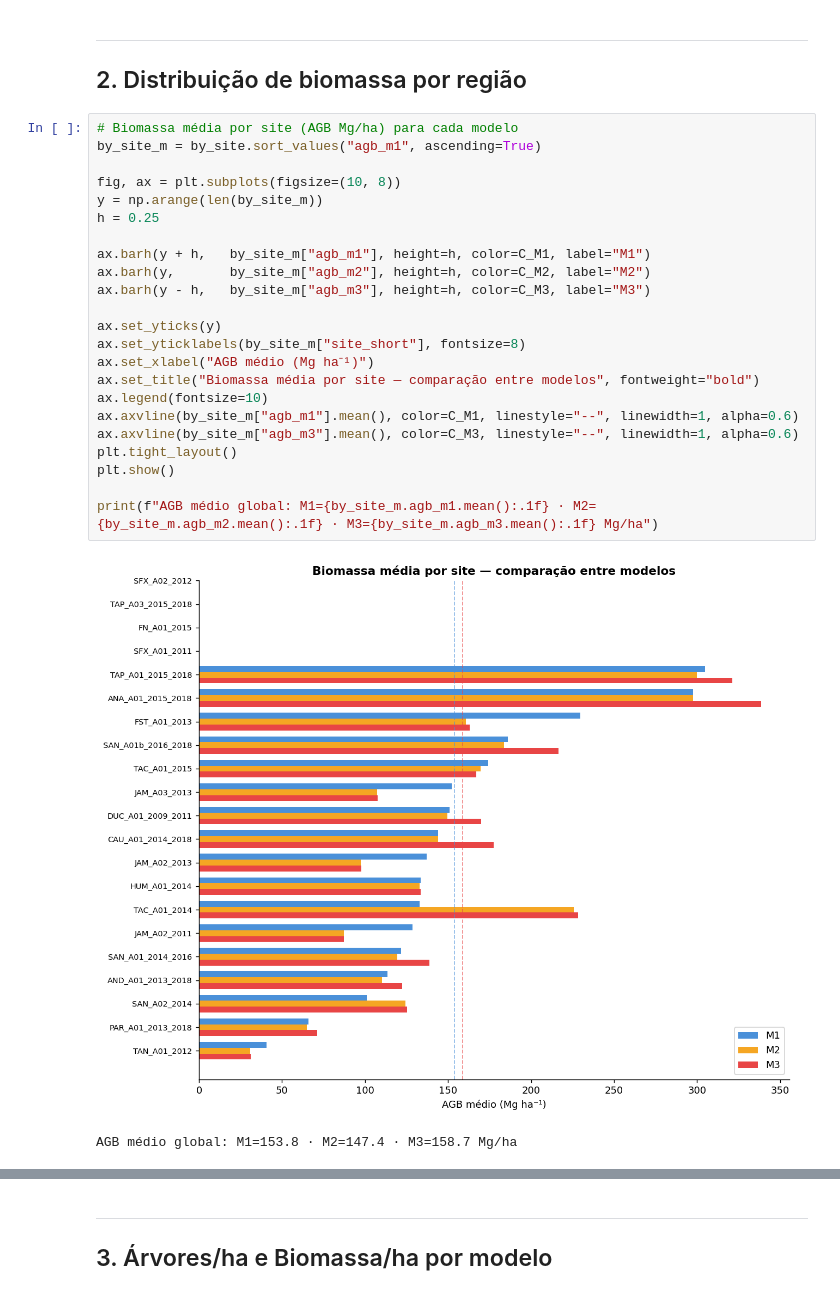
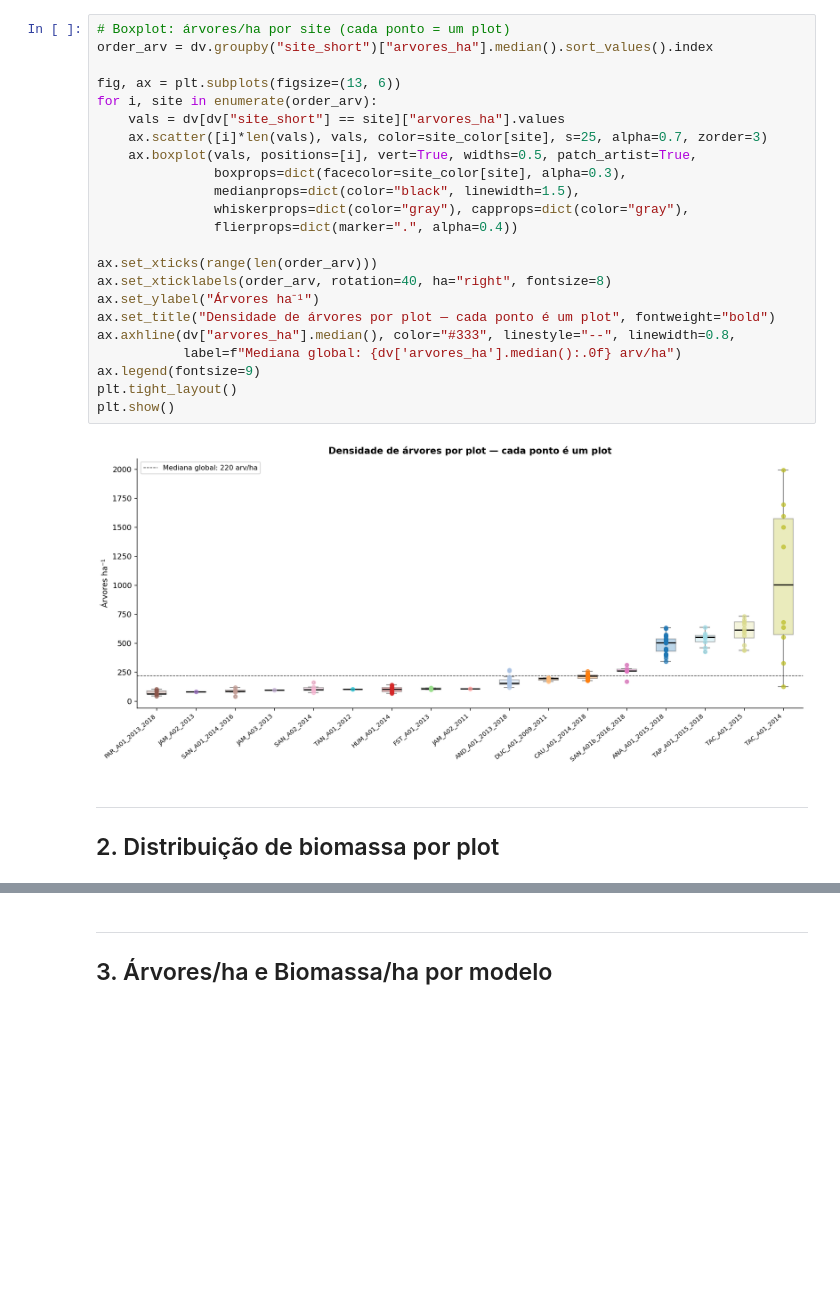
Before and after one commit to dandanjacob/tese-lidar-biomass-prediction, a Jupyter notebook: notebooks/07_biomass_analysis.ipynb, the cells around one changed output, grey strips where cells are left out. Saved outputs shown, nothing was run; the diff lists cells and outputs as text; blank space fills up the shorter version.

```diff
--- a/notebooks/07_biomass_analysis.ipynb
+++ b/notebooks/07_biomass_analysis.ipynb
@@ -125,30 +85,29 @@ plt.show()
+# %%
+# Boxplot: árvores/ha por site (cada ponto = um plot)
+order_arv = dv.groupby("site_short")["arvores_ha"].median().sort_values().index
+
+fig, ax = plt.subplots(figsize=(13, 6))
+for i, site in enumerate(order_arv):
+    vals = dv[dv["site_short"] == site]["arvores_ha"].values
+    ax.scatter([i]*len(vals), vals, color=site_color[site], s=25, alpha=0.7, zorder=3)
+    ax.boxplot(vals, positions=[i], vert=True, widths=0.5, patch_artist=True,
+               boxprops=dict(facecolor=site_color[site], alpha=0.3),
+               medianprops=dict(color="black", linewidth=1.5),
+               whiskerprops=dict(color="gray"), capprops=dict(color="gray"),
+               flierprops=dict(marker=".", alpha=0.4))
+
+ax.set_xticks(range(len(order_arv)))
+ax.set_xticklabels(order_arv, rotation=40, ha="right", fontsize=8)
+ax.set_ylabel("Árvores ha⁻¹")
+ax.set_title("Densidade de árvores por plot — cada ponto é um plot", fontweight="bold")
+ax.axhline(dv["arvores_ha"].median(), color="#333", linestyle="--", linewidth=0.8,
+           label=f"Mediana global: {dv['arvores_ha'].median():.0f} arv/ha")
+ax.legend(fontsize=9)
+plt.tight_layout()
+plt.show()
+# %% [output]
+[figure, added]
 # %% [markdown]
 ---
-## 2. Distribuição de biomassa por região
+## 2. Distribuição de biomassa por plot
-# %%
-# Biomassa média por site (AGB Mg/ha) para cada modelo
-by_site_m = by_site.sort_values("agb_m1", ascending=True)
-
-fig, ax = plt.subplots(figsize=(10, 8))
-y = np.arange(len(by_site_m))
-h = 0.25
-
-ax.barh(y + h,   by_site_m["agb_m1"], height=h, color=C_M1, label="M1")
-ax.barh(y,       by_site_m["agb_m2"], height=h, color=C_M2, label="M2")
-ax.barh(y - h,   by_site_m["agb_m3"], height=h, color=C_M3, label="M3")
-
-ax.set_yticks(y)
-ax.set_yticklabels(by_site_m["site_short"], fontsize=8)
-ax.set_xlabel("AGB médio (Mg ha⁻¹)")
-ax.set_title("Biomassa média por site — comparação entre modelos", fontweight="bold")
-ax.legend(fontsize=10)
-ax.axvline(by_site_m["agb_m1"].mean(), color=C_M1, linestyle="--", linewidth=1, alpha=0.6)
-ax.axvline(by_site_m["agb_m3"].mean(), color=C_M3, linestyle="--", linewidth=1, alpha=0.6)
-plt.tight_layout()
-plt.show()
-
-print(f"AGB médio global: M1={by_site_m.agb_m1.mean():.1f} · M2={by_site_m.agb_m2.mean():.1f} · M3={by_site_m.agb_m3.mean():.1f} Mg/ha")
-# %% [output]
-[figure, removed]
-AGB médio global: M1=153.8 · M2=147.4 · M3=158.7 Mg/ha
 # %%
```
Also changed, not shown: parts of 15 cells of this notebook.
